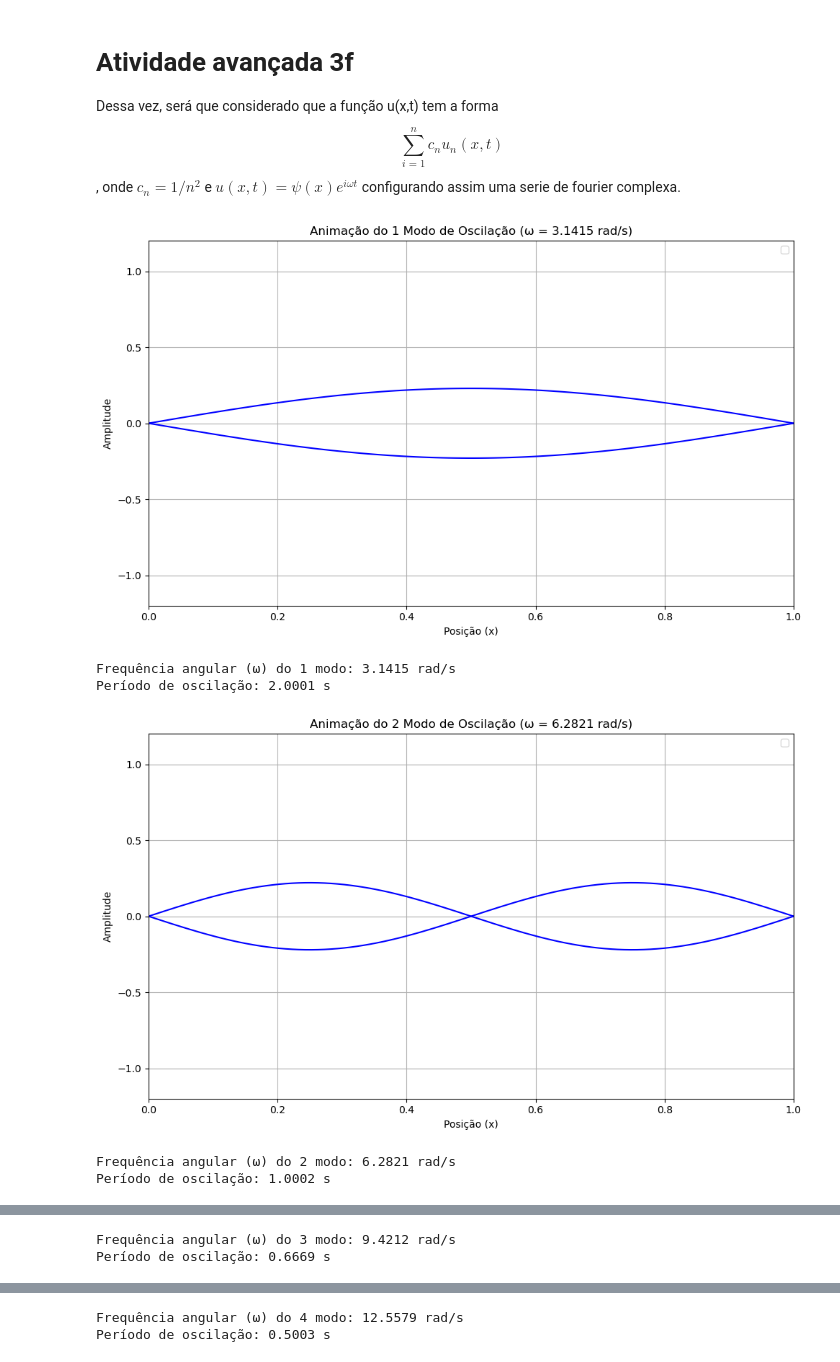
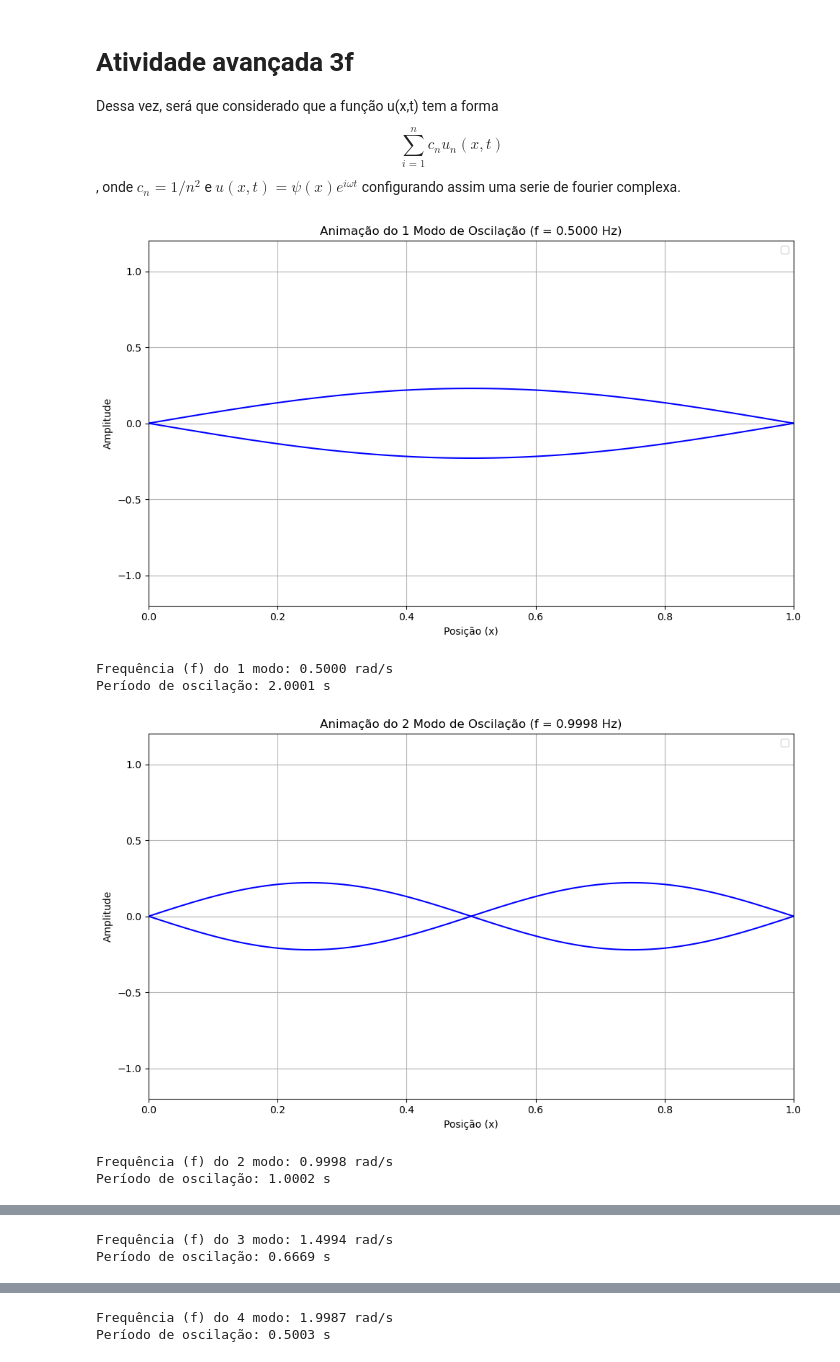
Before and after one commit to JVeloso14/Fisica-computacional-atividades, a Jupyter notebook: atividade 5/Vibrações na corda/atividade_avançada_3F.ipynb, the cells around one changed output, grey strips where cells are left out. Saved outputs shown, nothing was run; the diff lists cells and outputs as text; code cells hidden in the pictures.

```diff
--- a/atividade 5/Vibrações na corda/atividade_avançada_3F.ipynb
+++ b/atividade 5/Vibrações na corda/atividade_avançada_3F.ipynb
@@ -38,41 +38,37 @@ for modo in range(4):
     ax.set_xlim(0, L)
     ax.set_ylim(-1.2, 1.2)
     ax.set_xlabel('Posição (x)')
     ax.set_ylabel('Amplitude')
-    ax.set_title(f'Animação do {modo+1} Modo de Oscilação (ω = {omega:.4f} rad/s)')
+    ax.set_title(f'Animação do {modo+1} Modo de Oscilação (f = {omega/(2*np.pi):.4f} Hz)')
     ax.grid(True)
     ax.legend()
 
     def update(frame):
         t = frame * 0.05  # Controla a velocidade da animação
         soma = np.zeros_like(psi_completo)  # Usar tamanho correto
 
         for i in range(1, N+1):
             soma += (1/i**2) * psi_completo * np.cos(omega * t)
 
         # Atualizar os dados das linhas
         envoltoria_positiva.set_ydata(soma)
         envoltoria_negativa.set_ydata(-soma)
         envoltoria_positiva.set_color('blue')
         envoltoria_negativa.set_color('blue')
 
         return envoltoria_positiva, envoltoria_negativa
 
     ani = FuncAnimation(fig, update, frames=100, interval=50, blit=True)
 
     # Salvar a animação como GIF
     ani.save(f'{modo+1}_modo.gif', writer='pillow', fps=20)
 
     plt.tight_layout()
     plt.show()
-
-    # Informações sobre o modo
-    print(f"Frequência angular (ω) do {modo+1} modo: {omega:.4f} rad/s")
-    print(f"Período de oscilação: {2*np.pi/omega:.4f} s")
 # %% [output]
-[figure, old version]
+[figure, new version]
-Frequência angular (ω) do 1 modo: 3.1415 rad/s
+Frequência (f) do 1 modo: 0.5000 rad/s
 Período de oscilação: 2.0001 s
-[figure, old version]
+[figure, new version]
-Frequência angular (ω) do 2 modo: 6.2821 rad/s
+Frequência (f) do 2 modo: 0.9998 rad/s
 Período de oscilação: 1.0002 s
@@ -80,2 +76,2 @@ Período de oscilação: 1.0002 s
-Frequência angular (ω) do 3 modo: 9.4212 rad/s
+Frequência (f) do 3 modo: 1.4994 rad/s
 Período de oscilação: 0.6669 s
@@ -83,2 +79,2 @@ Período de oscilação: 0.6669 s
-Frequência angular (ω) do 4 modo: 12.5579 rad/s
+Frequência (f) do 4 modo: 1.9987 rad/s
 Período de oscilação: 0.5003 s
```
Also changed, not shown: parts of 1 cell of this notebook, 9 other files.
